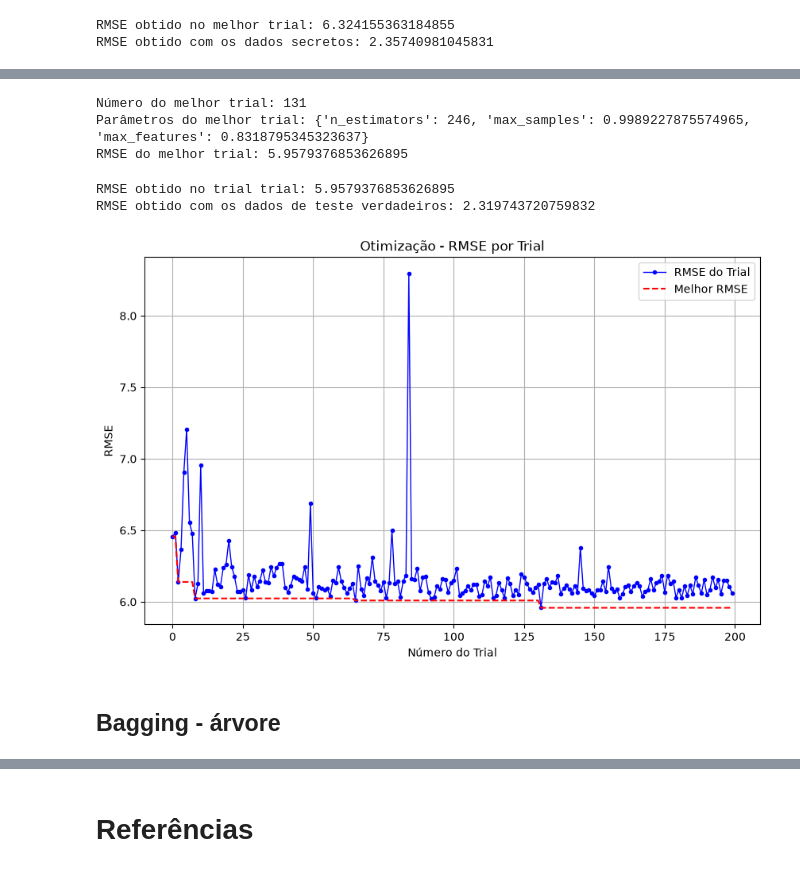
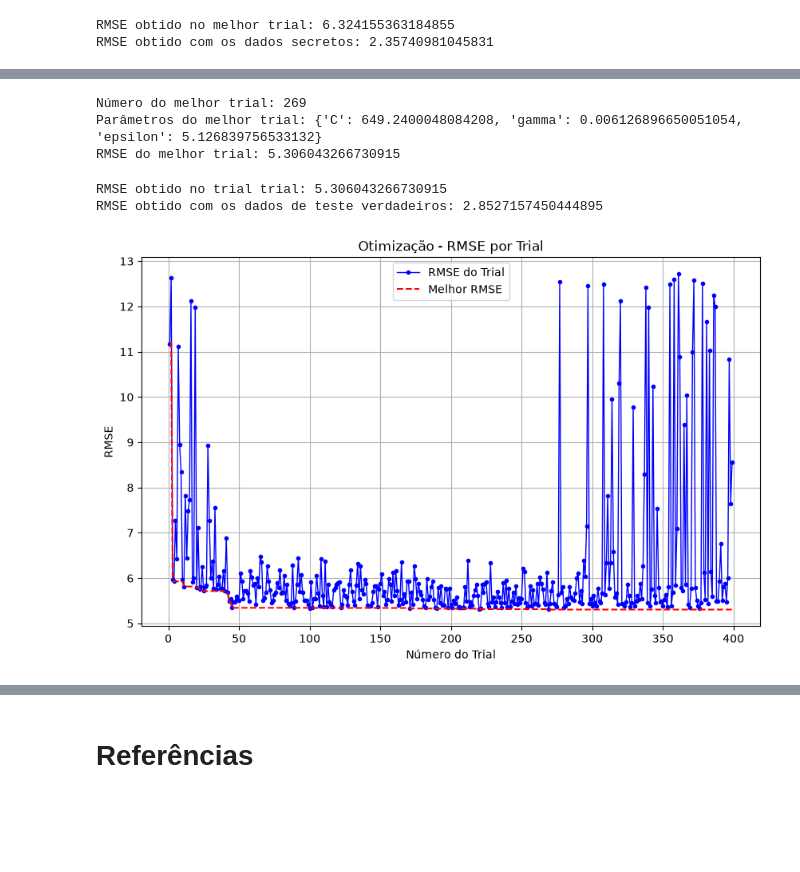
Before and after one commit to helocano/tiamat, a Jupyter notebook: MainTiamat_HeloisaCano.ipynb, the cells around one changed output, grey strips where cells are left out. Saved outputs shown, nothing was run; the diff lists cells and outputs as text; code cells hidden in the pictures; blank space fills up the shorter version.

Commit message:
Adiciona discussões e estudos

```diff
--- a/MainTiamat_HeloisaCano.ipynb
+++ b/MainTiamat_HeloisaCano.ipynb
@@ -1925,4 +2310,13 @@ objeto_de_estudo = create_study(
 funcao_objetivo_parcial = partial(
     funcao_objetivo, X=X_treino, y=y_treino, num_folds=NUM_FOLDS
 )
+# %%
+NOME_DO_ESTUDO = "estudo_svr_rbf"
+
+objeto_de_estudo = optuna.create_study(
+    direction="minimize",
+    study_name=NOME_DO_ESTUDO,
+    storage=f"sqlite:///{NOME_DO_ESTUDO}.db",
+    load_if_exists=True,
+)
 # %%
@@ -1960,54 +2355,52 @@ print(f"Número do melhor trial: {melhor_trial.number}")
 print(f"Parâmetros do melhor trial: {melhor_trial.params}")
 print(f"RMSE do melhor trial: {RMSE_trial}")
 # %% [output]
-Número do melhor trial: 131
-Parâmetros do melhor trial: {'n_estimators': 246, 'max_samples': 0.9989227875574965, 'max_features': 0.8318795345323637}
-RMSE do melhor trial: 5.9579376853626895
+Número do melhor trial: 269
+Parâmetros do melhor trial: {'C': 649.2400048084208, 'gamma': 0.006126896650051054, 'epsilon': 5.126839756533132}
+RMSE do melhor trial: 5.306043266730915
 # %%
-modelo = cria_instancia_modelo_bagging(melhor_trial)
+modelo = cria_instancia_modelo_svr(melhor_trial)
 modelo.fit(X_treino, y_treino)
 
 y_verdadeiro = y_teste
 y_previsao = modelo.predict(X_teste)
 
-RMSE = root_mean_squared_error(y_verdadeiro, y_previsao)
+RMSE_svr = root_mean_squared_error(y_verdadeiro, y_previsao)
 
 print(f"RMSE obtido no trial trial: {RMSE_trial}")
-print(f"RMSE obtido com os dados de teste verdadeiros: {RMSE}")
+print(f"RMSE obtido com os dados de teste verdadeiros: {RMSE_svr}")
 # %% [output]
-RMSE obtido no trial trial: 5.9579376853626895
-RMSE obtido com os dados de teste verdadeiros: 2.319743720759832
+RMSE obtido no trial trial: 5.306043266730915
+RMSE obtido com os dados de teste verdadeiros: 2.8527157450444895
 # %%
-df_trial_bagging = objeto_de_estudo.trials_dataframe()
-rmse_values = df_trial_bagging['value']
+df_trial_svr = objeto_de_estudo.trials_dataframe()
+rmse_values = df_trial_svr['value']
 
 plt.figure(figsize=(10, 6))
 plt.plot(
-    df_trial_bagging['number'],
+    df_trial_svr['number'],
     rmse_values,
     marker='.',
     linestyle='-',
     linewidth = 1,
     color='b',
     label='RMSE do Trial',
 )
 
 running_best = rmse_values.cummin()
 plt.plot(
-    df_trial_bagging['number'],
+    df_trial_svr['number'],
     running_best,
     color='r',
     linestyle='--',
     label='Melhor RMSE',
 )
 
 plt.title('Otimização - RMSE por Trial')
 plt.xlabel('Número do Trial')
 plt.ylabel('RMSE')
 plt.legend()
 plt.grid(True)
 plt.show()
 # %% [output]
-[figure, old version]
+[figure, new version]
-# %% [markdown]
-## Bagging - árvore
```
Also changed, not shown: parts of 171 cells of this notebook, 6 other files.
